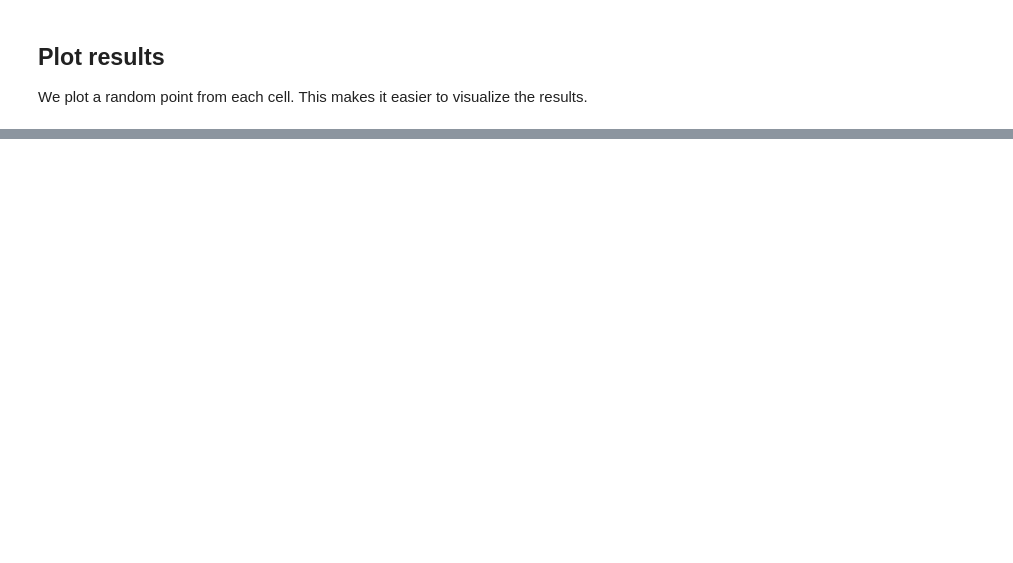
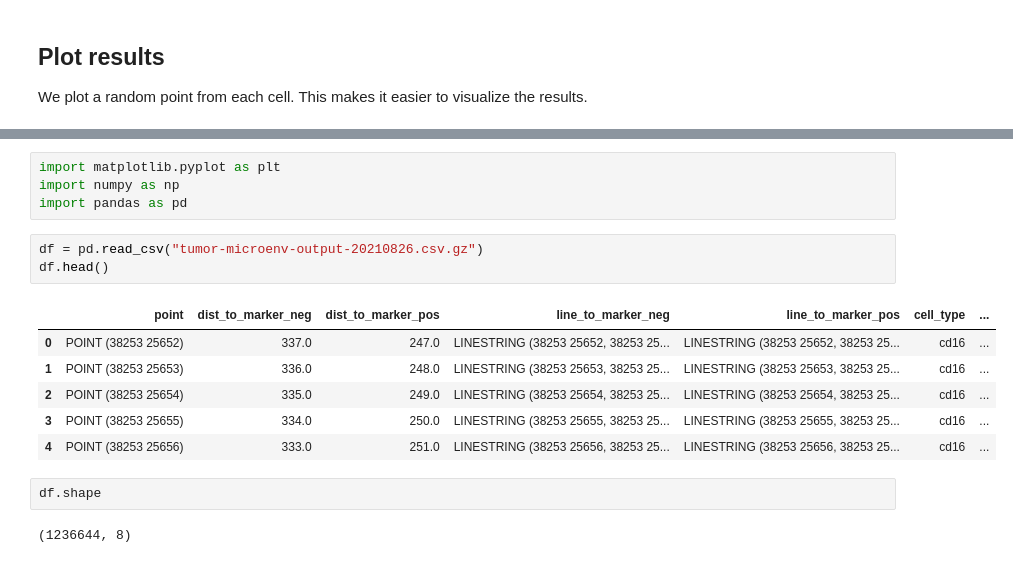
Before and after one commit to kaczmarj/tumor-microenvironment-analysis, a Jupyter notebook: example.ipynb, the cells around one changed output, grey strips where cells are left out. Drawn from its saved outputs; the diff is of its cells as text; blank space fills up the shorter version.

```diff
--- a/example.ipynb
+++ b/example.ipynb
@@ -95,0 +114,18 @@ plt.show()
+# %%
+import matplotlib.pyplot as plt
+import numpy as np
+import pandas as pd
+# %%
+df = pd.read_csv("tumor-microenv-output-20210826.csv.gz")
+df.head()
+# %% [output]
+|  | point | dist_to_marker_neg | dist_to_marker_pos | line_to_marker_neg | line_to_marker_pos | cell_type | ... |
+| 0 | POINT (38253 25652) | 337.0 | 247.0 | LINESTRING (38253 25652, 38253 25... | LINESTRING (38253 25652, 38253 25... | cd16 | ... |
+| 1 | POINT (38253 25653) | 336.0 | 248.0 | LINESTRING (38253 25653, 38253 25... | LINESTRING (38253 25653, 38253 25... | cd16 | ... |
+| 2 | POINT (38253 25654) | 335.0 | 249.0 | LINESTRING (38253 25654, 38253 25... | LINESTRING (38253 25654, 38253 25... | cd16 | ... |
+| 3 | POINT (38253 25655) | 334.0 | 250.0 | LINESTRING (38253 25655, 38253 25... | LINESTRING (38253 25655, 38253 25... | cd16 | ... |
+| 4 | POINT (38253 25656) | 333.0 | 251.0 | LINESTRING (38253 25656, 38253 25... | LINESTRING (38253 25656, 38253 25... | cd16 | ... |
+# %%
+df.shape
+# %% [output]
+(1236644, 8)
```
Also changed, not shown: parts of 12 cells of this notebook.
